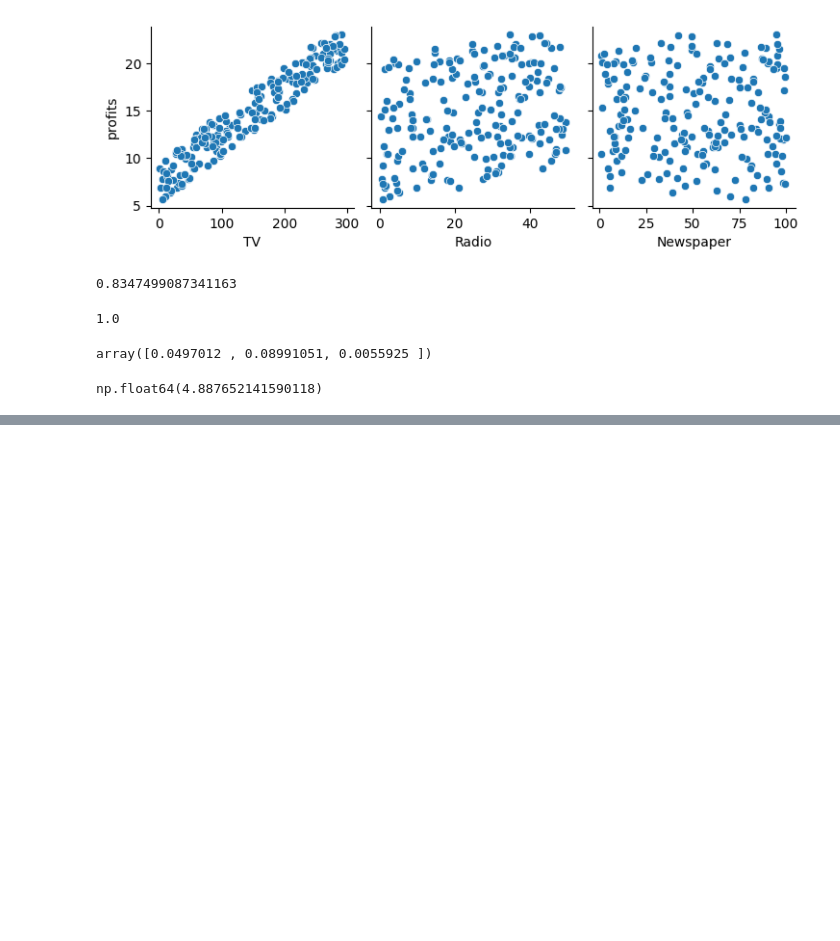
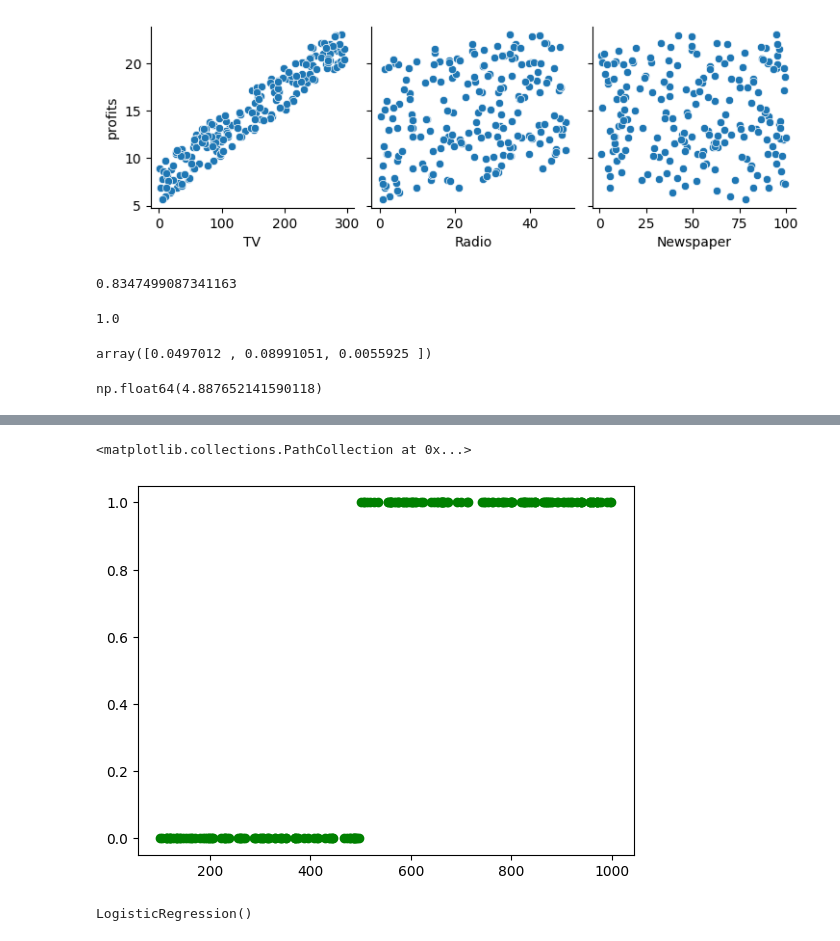
Before and after one commit to jahanashirin09/machineLearning, a Jupyter notebook: test_different_types_regression/types_regression.ipynb, the cells around one changed output, grey strips where cells are left out. Cells and saved outputs as stored; diff of their text form; code cells hidden in the pictures; blank space fills up the shorter version.

Commit message:
feat:logistic regression and multi logistic regression

```diff
--- a/test_different_types_regression/types_regression.ipynb
+++ b/test_different_types_regression/types_regression.ipynb
@@ -234,0 +185,2 @@ Name: 1.000000, Length: 199, dtype: float64
+# %%
+logistic=pd.read_csv('dessert.csv')
@@ -234,0 +204,8 @@ Name: 1.000000, Length: 199, dtype: float64
+# %%
+x_log=logistic.iloc[:,:1].values.reshape(-1,1)
+y_log=logistic.iloc[:,-1].values.reshape(-1,1)
+# %%
+plt.scatter(x_log,y_log,color='g')
+# %% [output]
+<matplotlib.collections.PathCollection at 0x...>
+[figure, added]
@@ -234,0 +216,4 @@ Name: 1.000000, Length: 199, dtype: float64
+# %%
+lg.fit(x_log,y_log)
+# %% [output]
+LogisticRegression()
```
Also changed, not shown: parts of 24 cells of this notebook, 5 other files.
